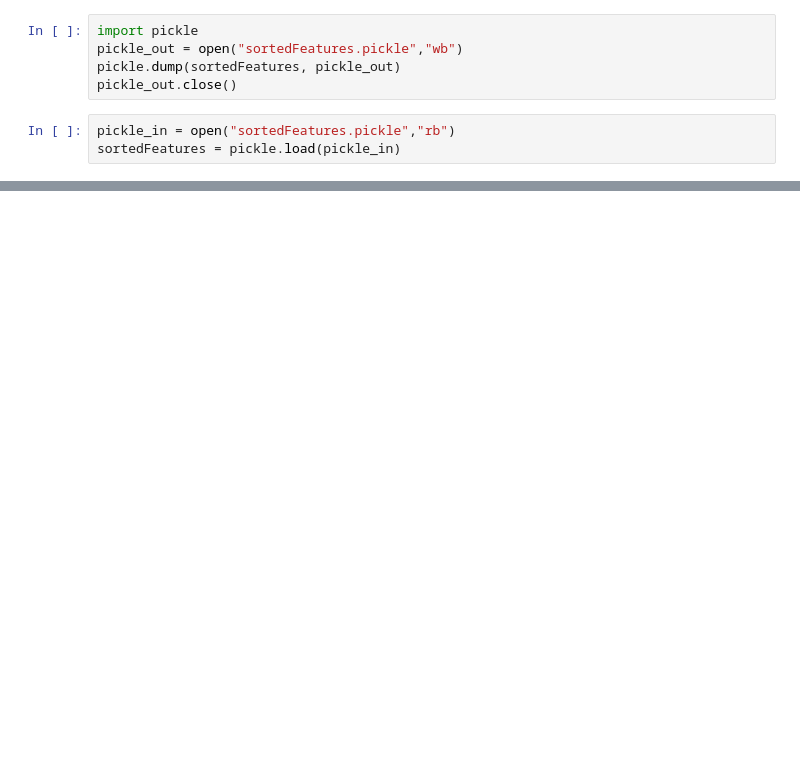
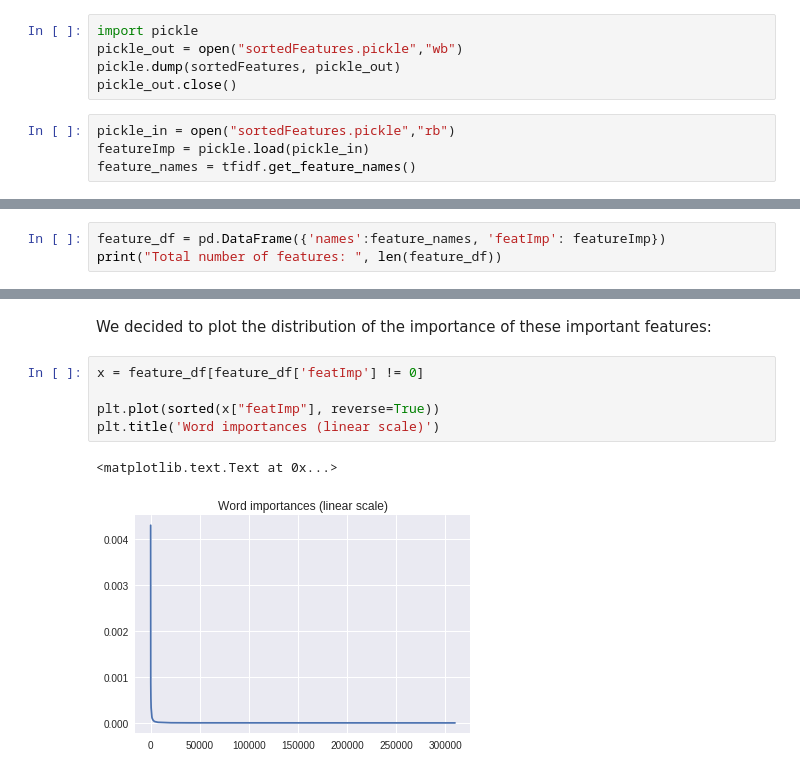
Before and after one commit to sourabhlal/ada2017, a Jupyter notebook: 04 - Applied ML/Homework4.ipynb, the cells around one changed output, grey strips where cells are left out. Saved outputs shown, nothing was run; the diff lists cells and outputs as text; blank space fills up the shorter version.

```diff
--- a/04 - Applied ML/Homework4.ipynb
+++ b/04 - Applied ML/Homework4.ipynb
@@ -886,4 +890,5 @@ pickle.dump(sortedFeatures, pickle_out)
 pickle_out.close()
 # %%
 pickle_in = open("sortedFeatures.pickle","rb")
-sortedFeatures = pickle.load(pickle_in)
+featureImp = pickle.load(pickle_in)
+feature_names = tfidf.get_feature_names()
@@ -897,0 +897,3 @@ MemoryError:
+# %%
+feature_df = pd.DataFrame({'names':feature_names, 'featImp': featureImp})
+print("Total number of features: ", len(feature_df))
@@ -897,0 +913,10 @@ MemoryError:
+# %% [markdown]
+We decided to plot the distribution of the importance of these important features:
+# %%
+x = feature_df[feature_df['featImp'] != 0]
+
+plt.plot(sorted(x["featImp"], reverse=True))
+plt.title('Word importances (linear scale)')
+# %% [output]
+<matplotlib.text.Text at 0x...>
+[figure, added]
```
Also changed, not shown: parts of 12 cells of this notebook.
